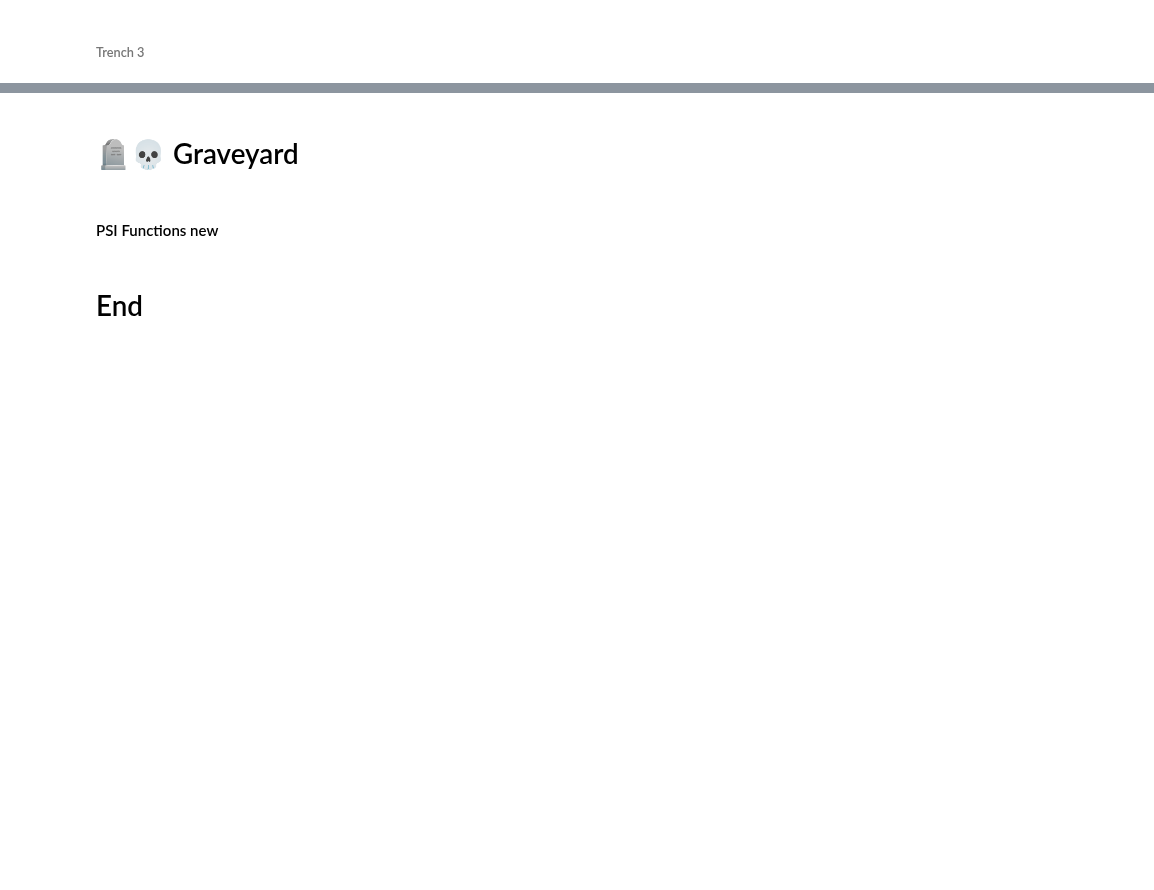
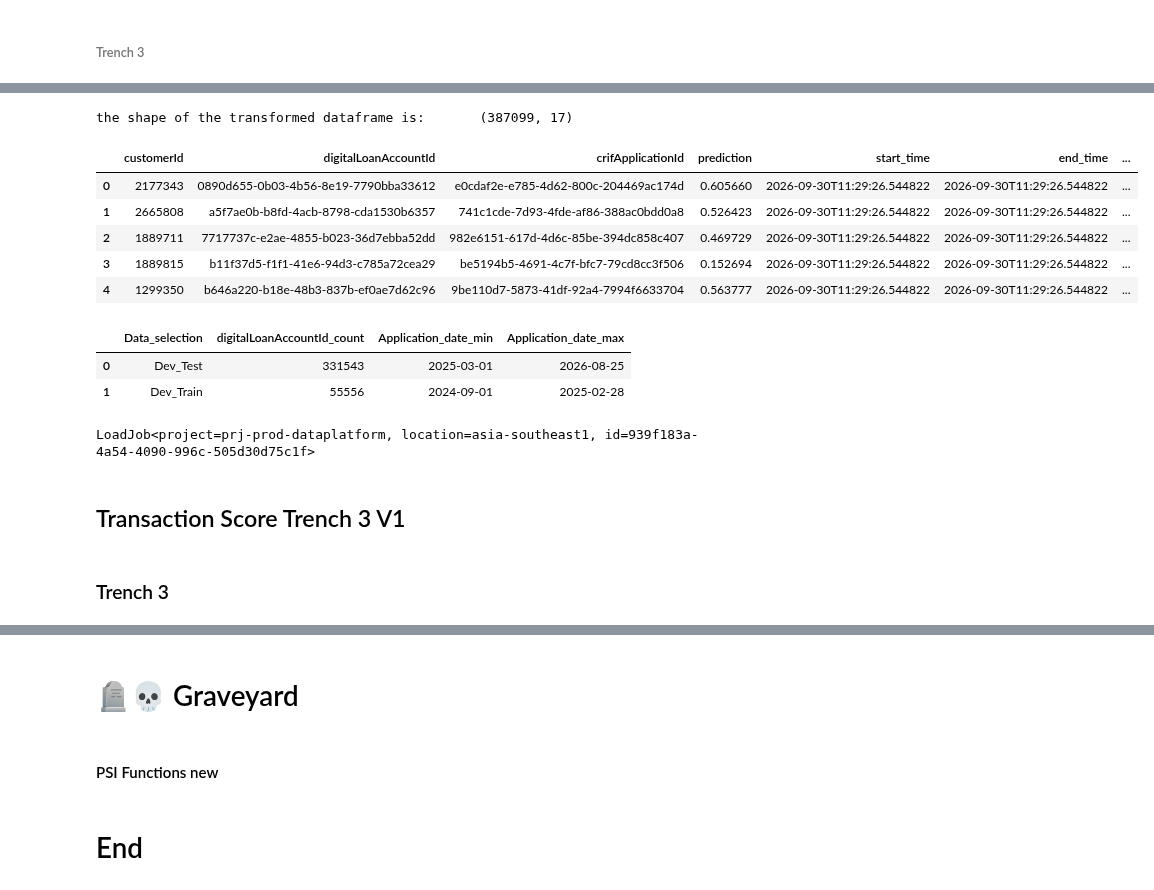
Before and after one commit to dchakroborti-tonik/Gini_Monitoring, a Jupyter notebook: Gini_Training_Data_Preparation/psi_training_20260915_v1.ipynb, the cells around one changed output, grey strips where cells are left out. Saved outputs shown, nothing was run; the diff lists cells and outputs as text; code cells hidden in the pictures; blank space fills up the shorter version.

Commit message:
Added Transaction score for trench 2 and trench 3 as correct version is v1

```diff
--- a/Gini_Training_Data_Preparation/psi_training_20260915_v1.ipynb
+++ b/Gini_Training_Data_Preparation/psi_training_20260915_v1.ipynb
@@ -2170,0 +2145,46 @@ LoadJob<project=prj-prod-dataplatform, location=asia-southeast1, id=f98aedfd-dcf
+# %%
+feature_column = ['tx_c_transaction_score_t2',
+       'tx_meng_ql_calculator_tot_visit_cnt',
+       'tx_first_product_user_segment_WOE',
+       'tx_first_applied_loan_type_bin_WOE', 'tx_cnt_rejected_loans',
+       'tx_appsflyer_install_to_registration_minutes',
+       'first_applied_loan_amount', 'tx_deposit_accnt_cnt',
+       'tx_cnt_cash_in_total', 'tx_cnt_incomplete_loan_apps',
+       'tx_amt_cash_in_total', 'tx_last_applied_loan_tenor_bin_WOE']
+
+dfd = transform_data(data, feature_column, a='tx_c_transaction_score_t2', modelDisplayName='Transaction_Score_Cash_Model', tc='Trench 2', subscription_name = 'Transaction Cash v1')
+print(f"the shape of the transformed dataframe is:\t {dfd.shape}")
+dfd.head()
+# %% [output]
+the shape of the transformed dataframe is:       (387099, 17)
+|  | customerId | digitalLoanAccountId | crifApplicationId | prediction | start_time | end_time | ... |
+| 0 | 2177343 | 0890d655-0b03-4b56-8e19-7790bba33612 | e0cdaf2e-e785-4d62-800c-204469ac174d | 0.605660 | 2026-09-30T11:29:26.544822 | 2026-09-30T11:29:26.544822 | ... |
+| 1 | 2665808 | a5f7ae0b-b8fd-4acb-8798-cda1530b6357 | 741c1cde-7d93-4fde-af86-388ac0bdd0a8 | 0.526423 | 2026-09-30T11:29:26.544822 | 2026-09-30T11:29:26.544822 | ... |
+| 2 | 1889711 | 7717737c-e2ae-4855-b023-36d7ebba52dd | 982e6151-617d-4d6c-85be-394dc858c407 | 0.469729 | 2026-09-30T11:29:26.544822 | 2026-09-30T11:29:26.544822 | ... |
+| 3 | 1889815 | b11f37d5-f1f1-41e6-94d3-c785a72cea29 | be5194b5-4691-4c7f-bfc7-79cd8cc3f506 | 0.152694 | 2026-09-30T11:29:26.544822 | 2026-09-30T11:29:26.544822 | ... |
+| 4 | 1299350 | b646a220-b18e-48b3-837b-ef0ae7d62c96 | 9be110d7-5873-41df-92a4-7994f6633704 | 0.563777 | 2026-09-30T11:29:26.544822 | 2026-09-30T11:29:26.544822 | ... |
+# %%
+result = dfd.groupby('Data_selection').agg(
+    digitalLoanAccountId_count=('digitalLoanAccountId', 'count'),
+    Application_date_min=('Application_date', 'min'),
+    Application_date_max=('Application_date', 'max')
+).reset_index()
+
+result
+# %% [output]
+|  | Data_selection | digitalLoanAccountId_count | Application_date_min | Application_date_max |
+| 0 | Dev_Test | 331543 | 2025-03-01 | 2026-08-25 |
+| 1 | Dev_Train | 55556 | 2024-09-01 | 2025-02-28 |
+# %%
+# Upload to BigQuery
+job_config = bigquery.LoadJobConfig(
+    write_disposition="WRITE_APPEND",  # or "WRITE_APPEND"
+)
+job = client.load_table_from_dataframe(dfd, table_id, job_config=job_config)
+job.result()
+# %% [output]
+LoadJob<project=prj-prod-dataplatform, location=asia-southeast1, id=939f183a-4a54-4090-996c-505d30d75c1f>
+# %% [markdown]
+## Transaction Score Trench 3 V1
+# %% [markdown]
+### Trench 3
```
Also changed, not shown: parts of 26 cells of this notebook.
